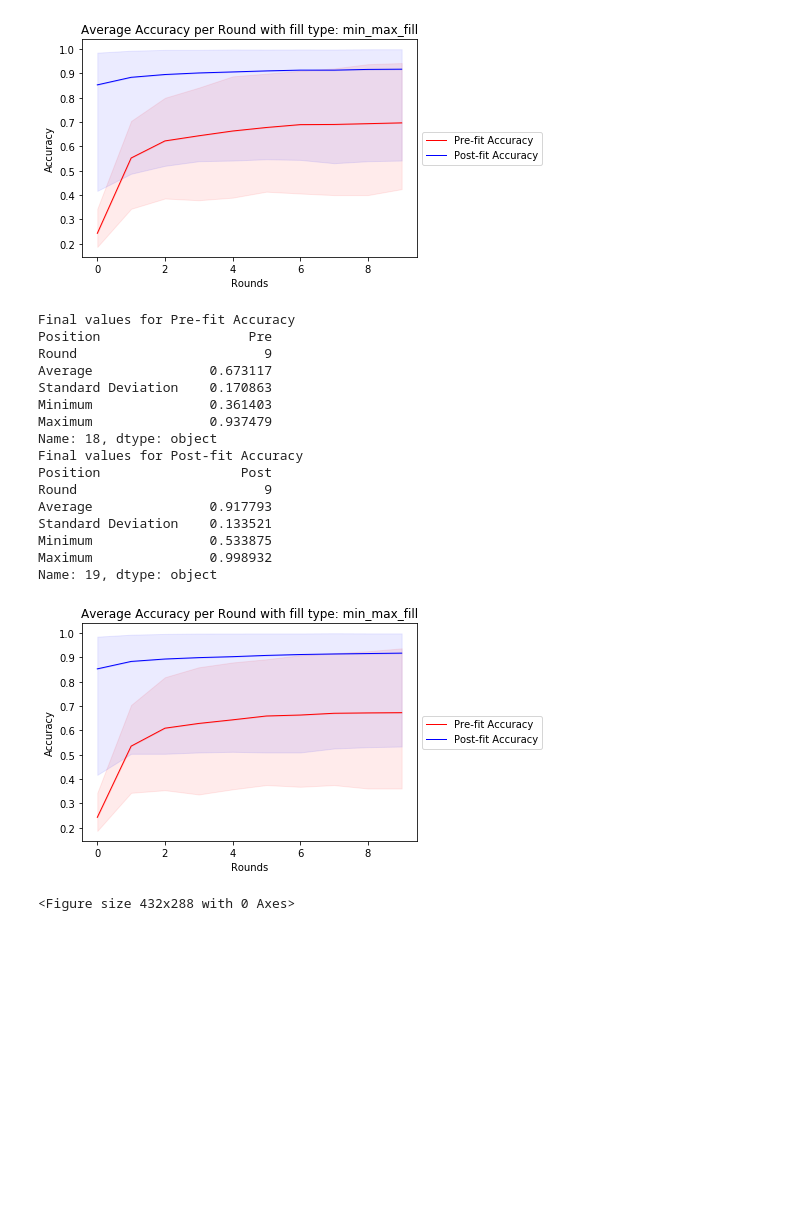
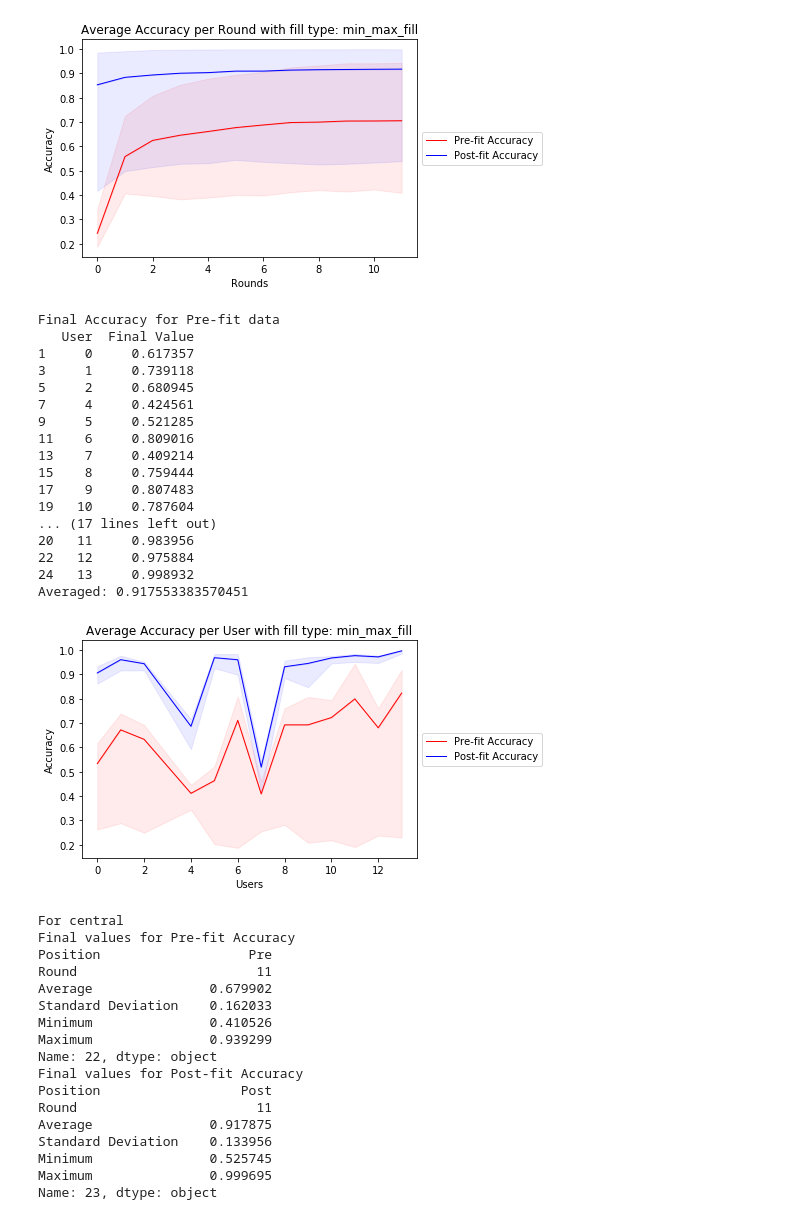
Before and after one commit to Kimi450/Federated-Machine-Learning, a Jupyter notebook: src/refactored_code_2.ipynb, the cells around one changed output. Saved outputs shown, nothing was run; the diff lists cells and outputs as text; code cells hidden in the pictures; blank space fills up the shorter version.

```diff
--- a/src/refactored_code_2.ipynb
+++ b/src/refactored_code_2.ipynb
@@ -609,10 +609,10 @@ df = df.take(np.random.RandomState(seed=SEED).permutation(df.shape[0]))
 df.reset_index(drop = True, inplace = True)
 
 # averaging_methods = [Average.all,Average.std_dev,Average.weighed_avg]
-averaging_methods = [Average.std_dev]
+averaging_methods = [Average.weighted_avg]
 # %%
 DEVICE = '/cpu:0'
-ROUNDS = 24
+ROUNDS = 12
 EPOCHS = 16 # 16 is good
 
 # start = time.time()
@@ -662,7 +662,7 @@ with tf.device(DEVICE):
               train_user_verbose = False,
               train_user_verbose_evaluate = False,
               train_user_verbose_fit = False,
-              averaging_method = Average.std_dev,
+              averaging_method = Average.weighted_avg,
               averaging_post = True,
               averaging_accuracy = True)
 
@@ -703,7 +706,7 @@ KeyboardInterrupt:
 ignore_first_n = 0
 final_values = True
 
-print("For all")
+print("For p2p")
 
 
 df_avg_round_stats_acc = avg_round_stats(users_all_2,
@@ -711,7 +714,12 @@ df_avg_round_stats_acc = avg_round_stats(users_all_2,
                                          min_max_fill = True,
                                          accuracy = True,
                                          final_values = final_values)
-
+df_avg_user_stats_acc = avg_user_stats(users_all_2,
+                                       ignore_first_n = ignore_first_n,
+                                       min_max_fill = True,
+                                       accuracy = True,
+                                      final_values = final_values)
+print("For central")
 
 
 df_avg_round_stats_acc = avg_round_stats(users_all,
@@ -719,5 +727,10 @@ df_avg_round_stats_acc = avg_round_stats(users_all,
                                          min_max_fill = True,
                                          accuracy = True,
                                          final_values = final_values)
-# 0.989931
+df_avg_user_stats_acc = avg_user_stats(users_all,
+                                       ignore_first_n = ignore_first_n,
+                                       min_max_fill = True,
+                                       accuracy = True,
+                                      final_values = final_values)
+# 0.989931/
 # %% [output]
@@ -741,19 +754,36 @@ Name: 19, dtype: object
-[figure, old version]
+[figure, new version]
-Final values for Pre-fit Accuracy
-Position                   Pre
-Round                        9
-Average               0.673117
-Standard Deviation    0.170863
-Minimum               0.361403
-Maximum               0.937479
-Name: 18, dtype: object
-Final values for Post-fit Accuracy
-Position                  Post
-Round                        9
-Average               0.917793
-Standard Deviation    0.133521
-Minimum               0.533875
-Maximum               0.998932
-Name: 19, dtype: object
+Final Accuracy for Pre-fit data
+   User  Final Value
+1     0     0.617357
+3     1     0.739118
+5     2     0.680945
+7     4     0.424561
+9     5     0.521285
+11    6     0.809016
+13    7     0.409214
+15    8     0.759444
+17    9     0.807483
+19   10     0.787604
+... (17 lines left out)
+20   11     0.983956
+22   12     0.975884
+24   13     0.998932
+Averaged: 0.917553383570451
-[figure, old version]
+[figure, new version]
-<Figure size 432x288 with 0 Axes>
+For central
+Final values for Pre-fit Accuracy
+Position                   Pre
+Round                       11
+Average               0.679902
+Standard Deviation    0.162033
+Minimum               0.410526
+Maximum               0.939299
+Name: 22, dtype: object
+Final values for Post-fit Accuracy
+Position                  Post
+Round                       11
+Average               0.917875
+Standard Deviation    0.133956
+Minimum               0.525745
+Maximum               0.999695
+Name: 23, dtype: object
```
Also changed, not shown: parts of 3 cells of this notebook, 1 other file.
